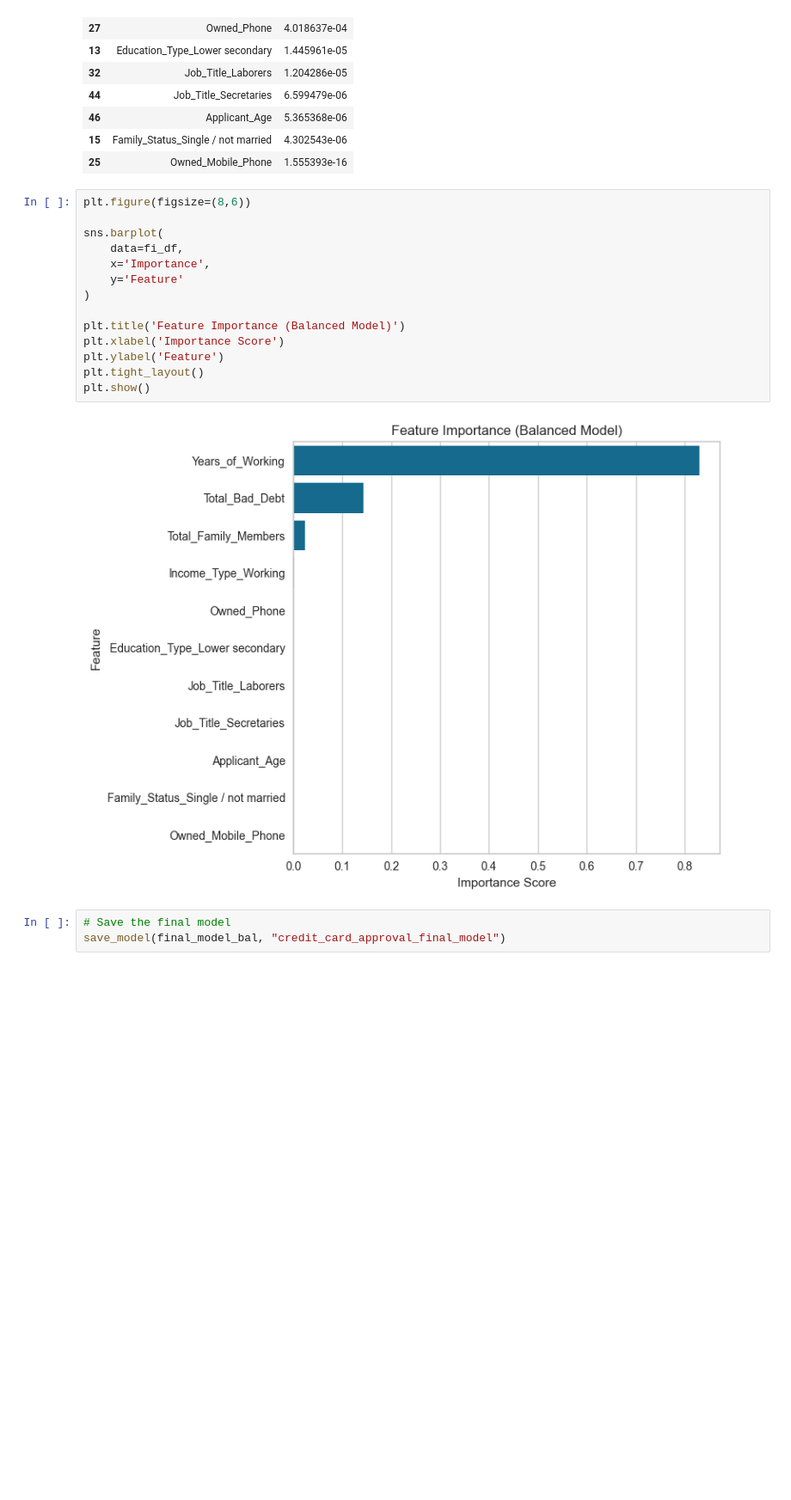
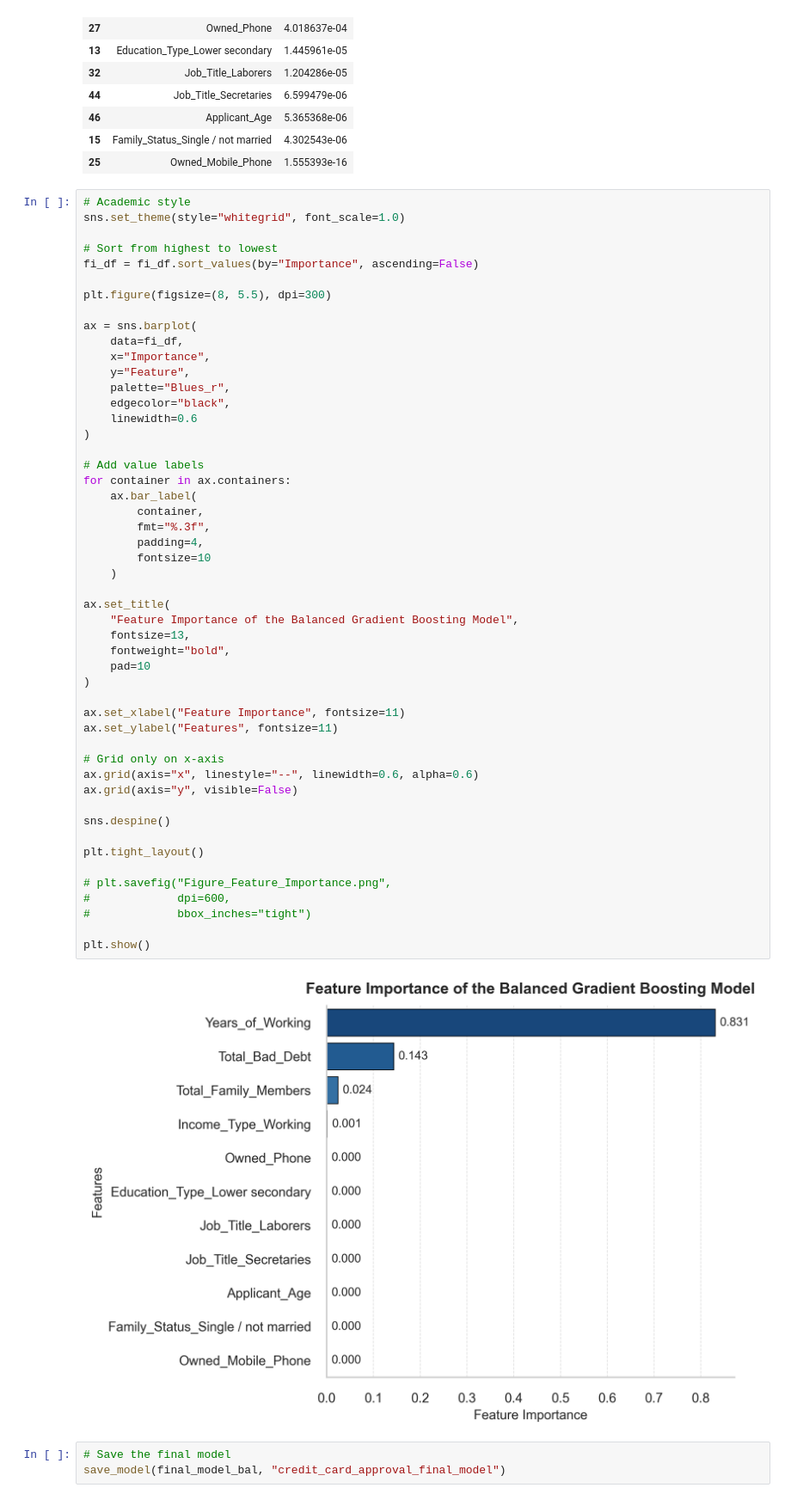
Before and after one commit to MarioWicaksono17/credit-card-approval-prediction-pycaret, a Jupyter notebook: credit_card_approval_final.ipynb, the cells around one changed output. Shown at 86% size. Drawn from its saved outputs; the diff is of its cells as text; blank space fills up the shorter version.

```diff
--- a/credit_card_approval_final.ipynb
+++ b/credit_card_approval_final.ipynb
@@ -499,21 +502,57 @@ fi_df
 | 15 | Family_Status_Single / not married | 4.302543e-06 |
 | 25 | Owned_Mobile_Phone | 1.555393e-16 |
 # %%
-plt.figure(figsize=(8,6))
+# Academic style
+sns.set_theme(style="whitegrid", font_scale=1.0)
 
-sns.barplot(
+# Sort from highest to lowest
+fi_df = fi_df.sort_values(by="Importance", ascending=False)
+
+plt.figure(figsize=(8, 5.5), dpi=300)
+
+ax = sns.barplot(
     data=fi_df,
-    x='Importance',
-    y='Feature'
+    x="Importance",
+    y="Feature",
+    palette="Blues_r",
+    edgecolor="black",
+    linewidth=0.6
 )
 
-plt.title('Feature Importance (Balanced Model)')
-plt.xlabel('Importance Score')
-plt.ylabel('Feature')
+# Add value labels
+for container in ax.containers:
+    ax.bar_label(
+        container,
+        fmt="%.3f",
+        padding=4,
+        fontsize=10
+    )
+
+ax.set_title(
+    "Feature Importance of the Balanced Gradient Boosting Model",
+    fontsize=13,
+    fontweight="bold",
+    pad=10
+)
+
+ax.set_xlabel("Feature Importance", fontsize=11)
+ax.set_ylabel("Features", fontsize=11)
+
+# Grid only on x-axis
+ax.grid(axis="x", linestyle="--", linewidth=0.6, alpha=0.6)
+ax.grid(axis="y", visible=False)
+
+sns.despine()
+
 plt.tight_layout()
+
+# plt.savefig("Figure_Feature_Importance.png",
+#             dpi=600,
+#             bbox_inches="tight")
+
 plt.show()
 # %% [output]
-[figure, old version]
+[figure, new version]
 # %%
 # Save the final model
 save_model(final_model_bal, "credit_card_approval_final_model")
```
Also changed, not shown: parts of 6 cells of this notebook.
